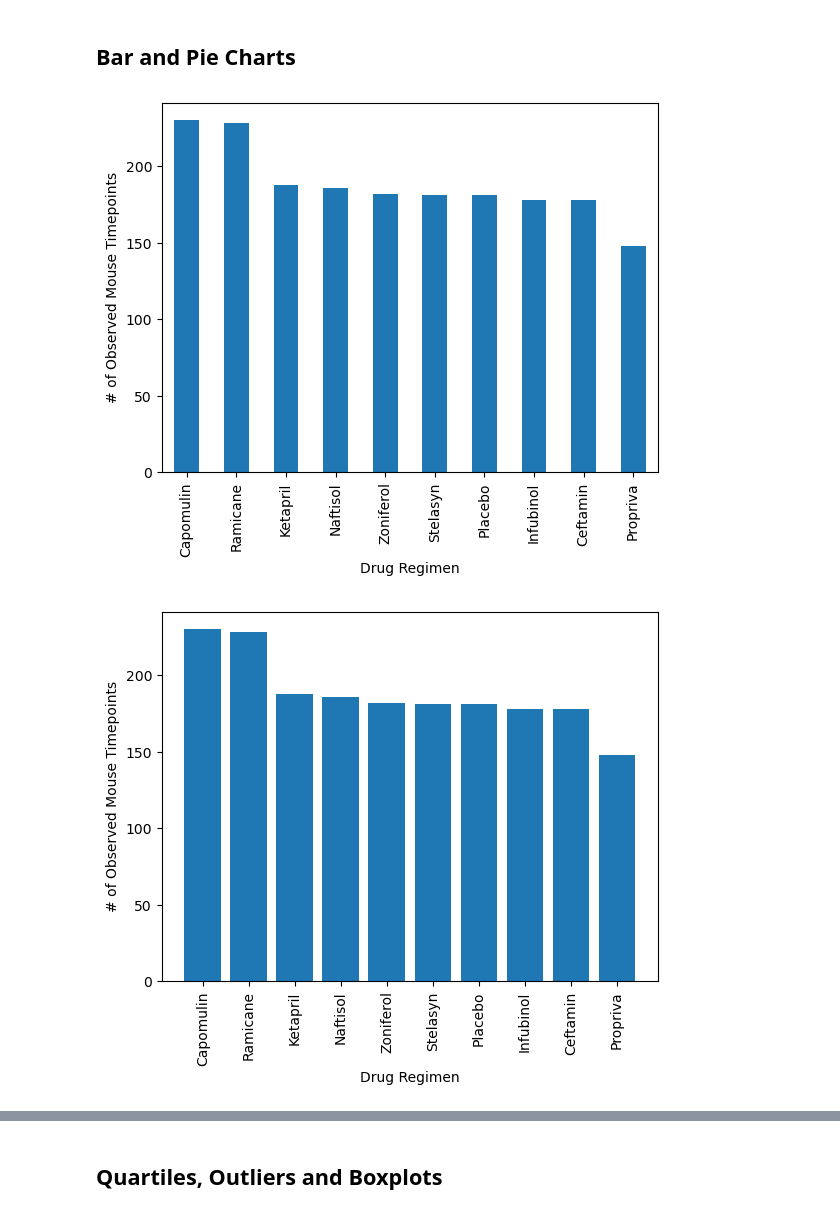
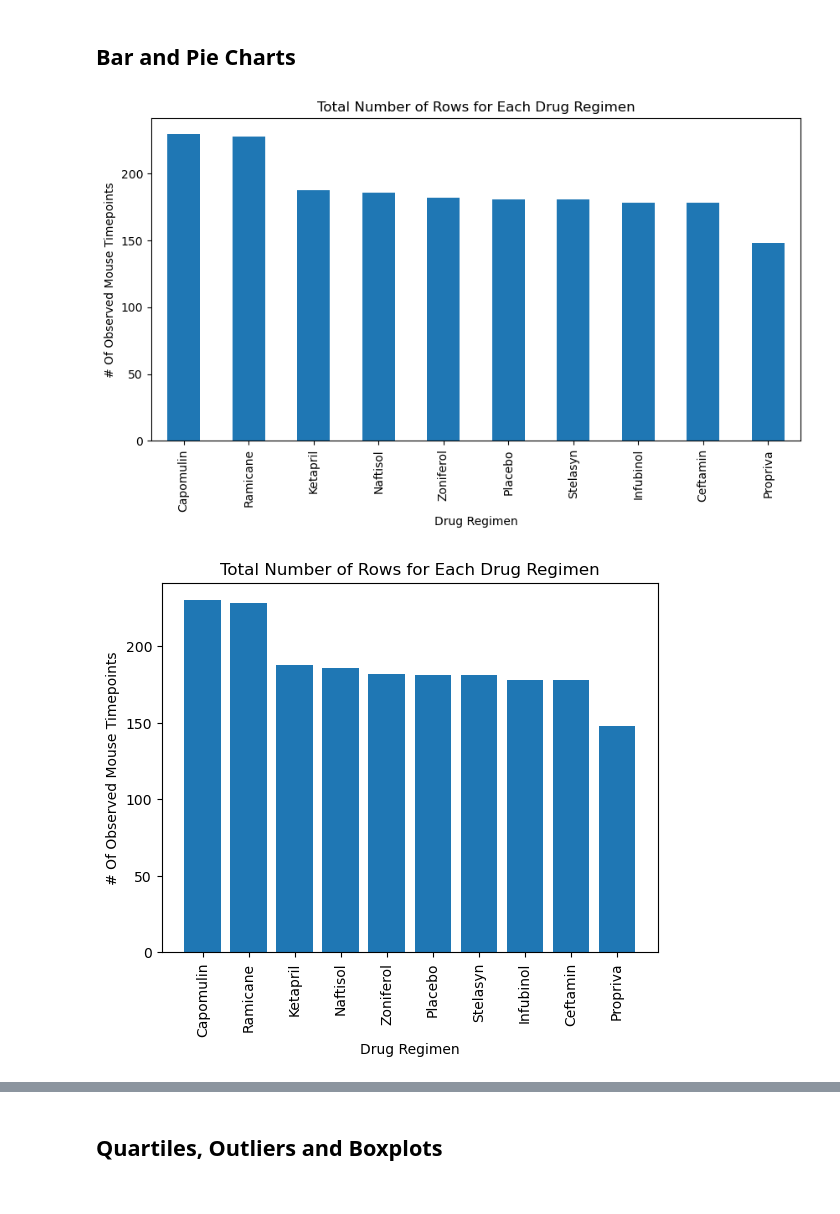
Before and after one commit to alexvallone24/Matplotlib_challenge, a Jupyter notebook: Pymaceuticals/pymaceuticals_starter.ipynb, the cells around one changed output, grey strips where cells are left out. Drawn from its saved outputs; the diff is of its cells as text; code cells hidden in the pictures.

Commit message:
Adding Bar Graphs and Pie Charts

```diff
--- a/Pymaceuticals/pymaceuticals_starter.ipynb
+++ b/Pymaceuticals/pymaceuticals_starter.ipynb
@@ -136,12 +136,25 @@ summary_df
 ## Bar and Pie Charts
 # %%
 # Generate a bar plot showing the total number of rows (Mouse ID/Timepoints) for each drug regimen using Pandas.
+drug_regimen_data = clean_mouse_study['Drug Regimen'].value_counts()
+drug_regimen_data.plot(kind="bar", figsize=(10,5))
+plt.title("Total Number of Rows for Each Drug Regimen")
+plt.xlabel("Drug Regimen")
+plt.ylabel("# Of Observed Mouse Timepoints")
+plt.show()
 # %% [output]
-[figure, old version]
+[figure, new version]
 # %%
 # Generate a bar plot showing the total number of rows (Mouse ID/Timepoints) for each drug regimen using pyplot.
+drug_regimen_data = clean_mouse_study['Drug Regimen'].value_counts()
+plt.bar(drug_regimen_data.index.values, drug_regimen_data.values)
+plt.xticks(rotation=90)
+plt.title("Total Number of Rows for Each Drug Regimen")
+plt.xlabel("Drug Regimen")
+plt.ylabel("# Of Observed Mouse Timepoints")
+plt.show()
 # %% [output]
-[figure, old version]
+[figure, new version]
 # %%
 # Generate a pie chart, using Pandas, showing the distribution of unique female versus male mice used in the study
 
```
Also changed, not shown: parts of 2 cells of this notebook.
